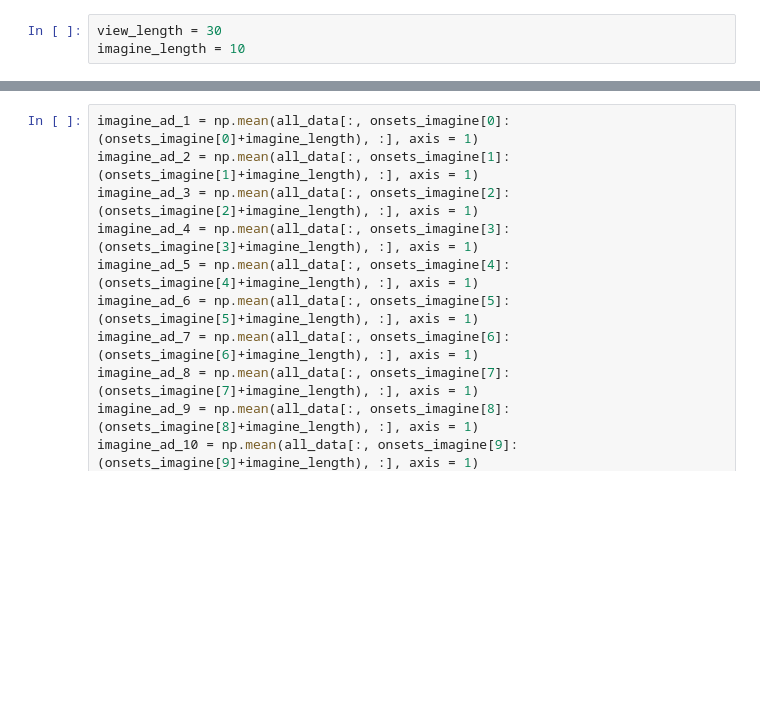
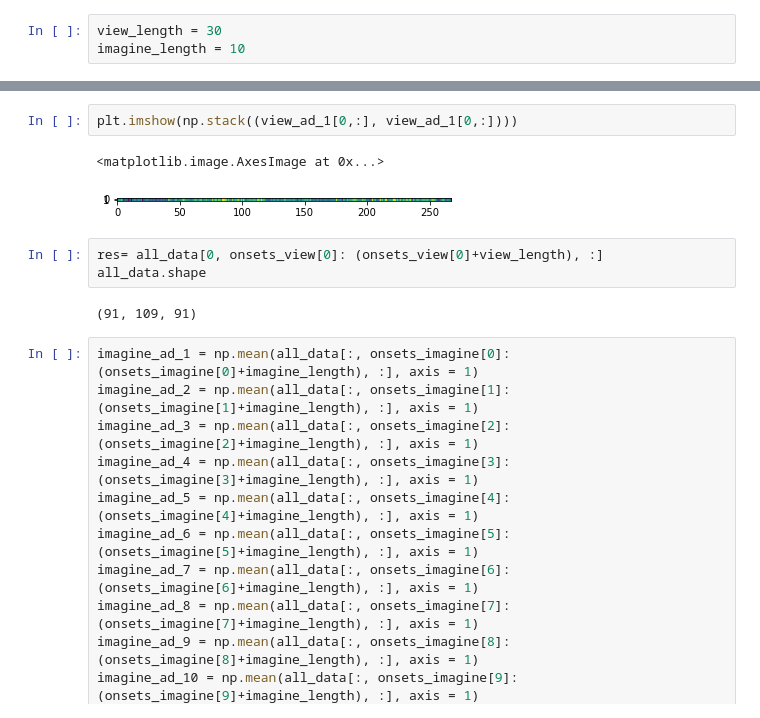
Before and after one commit to shelbywilcox/realcost_memory_isc, a Jupyter notebook: scripts/cmse_analysis_01.ipynb, the cells around one changed output, grey strips where cells are left out. Cells and saved outputs as stored; diff of their text form; blank space fills up the shorter version.

```diff
--- a/scripts/cmse_analysis_01.ipynb
+++ b/scripts/cmse_analysis_01.ipynb
@@ -145,3 +221,13 @@ plt.plot(view_ad_1[:,89], color='blue')
+# %%
+plt.imshow(np.stack((view_ad_1[0,:], view_ad_1[0,:])))
+# %% [output]
+<matplotlib.image.AxesImage at 0x...>
+[figure, added]
+# %%
+res= all_data[0, onsets_view[0]: (onsets_view[0]+view_length), :]
+all_data.shape
+# %% [output]
+(91, 109, 91)
 # %%
 imagine_ad_1 = np.mean(all_data[:, onsets_imagine[0]: (onsets_imagine[0]+imagine_length), :], axis = 1)
 imagine_ad_2 = np.mean(all_data[:, onsets_imagine[1]: (onsets_imagine[1]+imagine_length), :], axis = 1)
```
Also changed, not shown: parts of 10 cells of this notebook, 4 other files.
